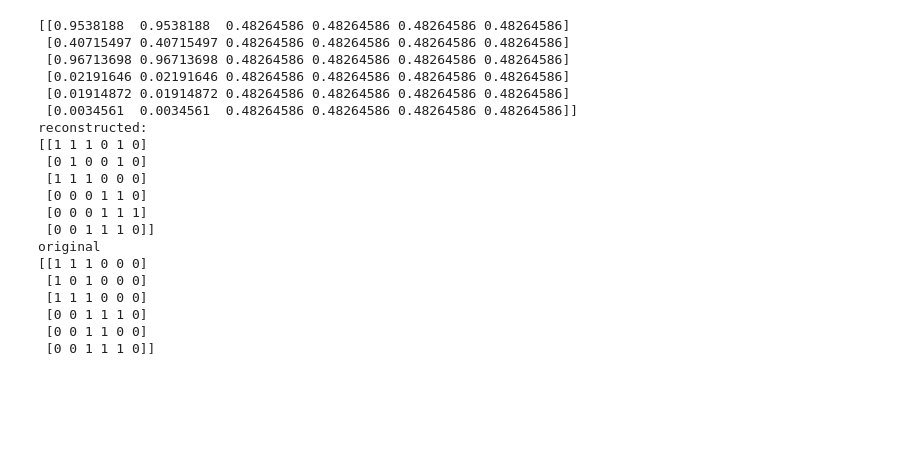
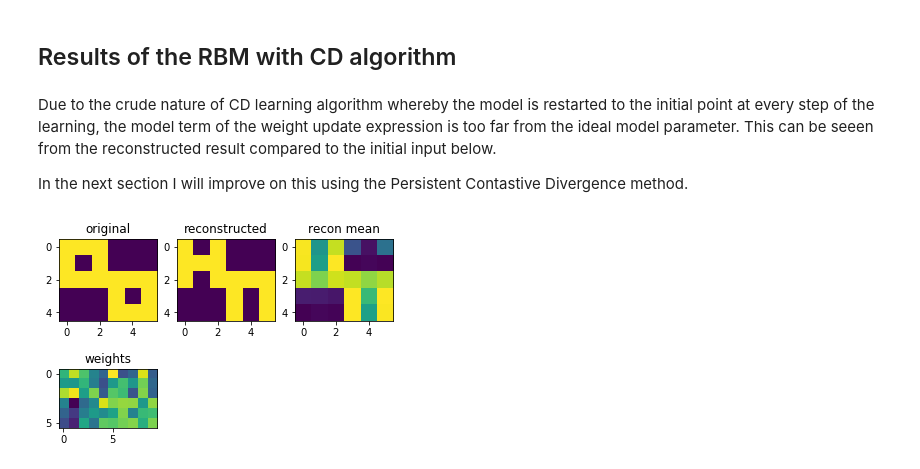
Before and after one commit to michamich/Anaconda-Projects, a Jupyter notebook: Restricted Boltzmann Machine/Restricted Boltzmann Machine.ipynb, the cells around one changed output. Saved outputs shown, nothing was run; the diff lists cells and outputs as text; code cells hidden in the pictures; blank space fills up the shorter version.

Commit message:
PCD Implementation
Added documentation for CDk learning algorithm

Added PCD implementation

```diff
--- a/Restricted Boltzmann Machine/Restricted Boltzmann Machine.ipynb
+++ b/Restricted Boltzmann Machine/Restricted Boltzmann Machine.ipynb
@@ -197,27 +272,6 @@ vis_mean, vis_state = rbm.get_vis_state(hid_state)
-# %%
-print(vis_mean)
-print("reconstructed: ")
-print(vis_state)
-print("original ")
-print(data)
-# %% [output]
-[[0.9538188  0.9538188  0.48264586 0.48264586 0.48264586 0.48264586]
- [0.40715497 0.40715497 0.48264586 0.48264586 0.48264586 0.48264586]
- [0.96713698 0.96713698 0.48264586 0.48264586 0.48264586 0.48264586]
- [0.02191646 0.02191646 0.48264586 0.48264586 0.48264586 0.48264586]
- [0.01914872 0.01914872 0.48264586 0.48264586 0.48264586 0.48264586]
- [0.0034561  0.0034561  0.48264586 0.48264586 0.48264586 0.48264586]]
-reconstructed:
-[[1 1 1 0 1 0]
- [0 1 0 0 1 0]
- [1 1 1 0 0 0]
- [0 0 0 1 1 0]
- [0 0 0 1 1 1]
- [0 0 1 1 1 0]]
-original
-[[1 1 1 0 0 0]
- [1 0 1 0 0 0]
- [1 1 1 0 0 0]
- [0 0 1 1 1 0]
- [0 0 1 1 0 0]
- [0 0 1 1 1 0]]
+# %% [markdown]
+## Results of the RBM with CD algorithm
+# %% [markdown]
+Due to the crude nature of CD learning algorithm whereby the model is restarted to the initial point at every step of the learning, the model term of the weight update expression is too far from the ideal model parameter. This can be seeen from the reconstructed result compared to the initial input below.
+
+In the next section I will improve on this using the Persistent Contastive Divergence method.
@@ -223,0 +284,4 @@ original
+# %%
+rbm.predict()
+# %% [output]
+[figure, added]
```
Also changed, not shown: parts of 36 cells of this notebook.
